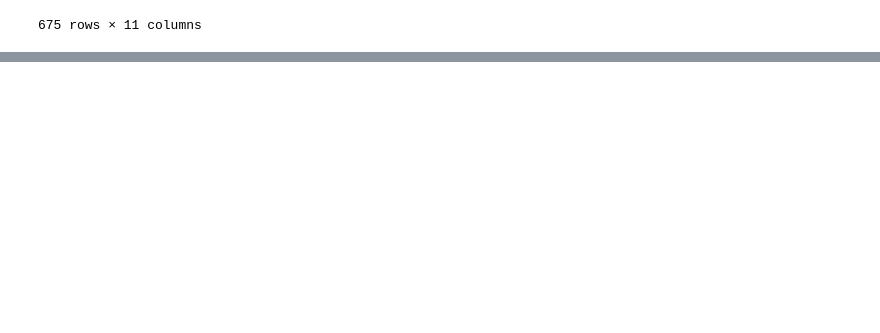
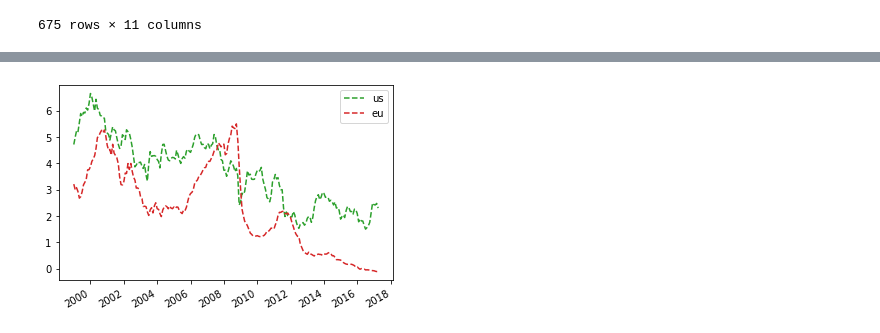
Before and after one commit to marko-knoebl/courses-code, a Jupyter notebook: 2021-03-29-python-intermediate/pandas_demo.ipynb, the cells around one changed output, grey strips where cells are left out. Cells and saved outputs as stored; diff of their text form; code cells hidden in the pictures; blank space fills up the shorter version.

```diff
--- a/2021-03-29-python-intermediate/pandas_demo.ipynb
+++ b/2021-03-29-python-intermediate/pandas_demo.ipynb
@@ -207,0 +263,2 @@ import tables
+# %%
+values_np = sp500["SP500"].to_numpy()
@@ -207,0 +269,10 @@ import tables
+# %%
+diffs = values_np[1:] - values_np[:-1]
+
+import numpy as np
+diffs = np.concatenate([np.array([float('nan')]), diffs])
+diffs
+
+sp500["diff"] = diffs
+# %%
+sp500["diff_rel"] = sp500["diff"] / sp500["SP500"]
@@ -207,0 +367,15 @@ import tables
+# %%
+interest = pd.DataFrame({
+    "us": sp500["Long Interest Rate"],
+    "eu": euribor["rate"]
+})
+
+interest = interest.interpolate("slinear")
+interest = interest.dropna()
+# %%
+interest.plot(color=("C2", "C3"), linestyle="--")
+
+import matplotlib.pyplot as plt
+plt.show()
+# %% [output]
+[figure, added]
```
Also changed, not shown: parts of 34 cells of this notebook, 7 other files.
